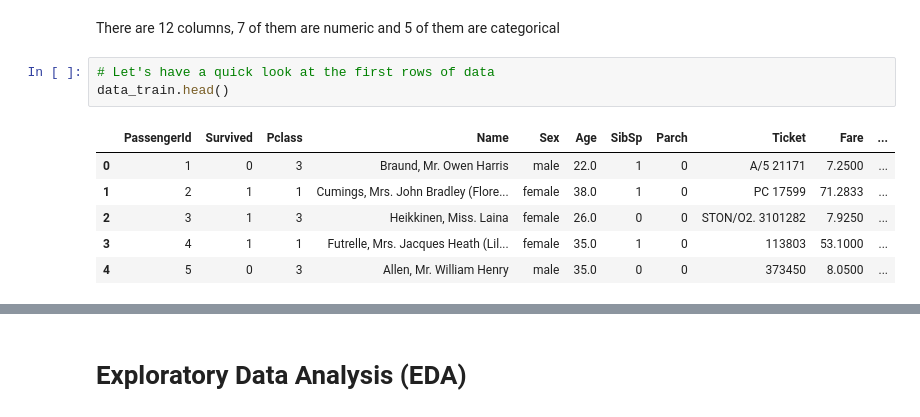
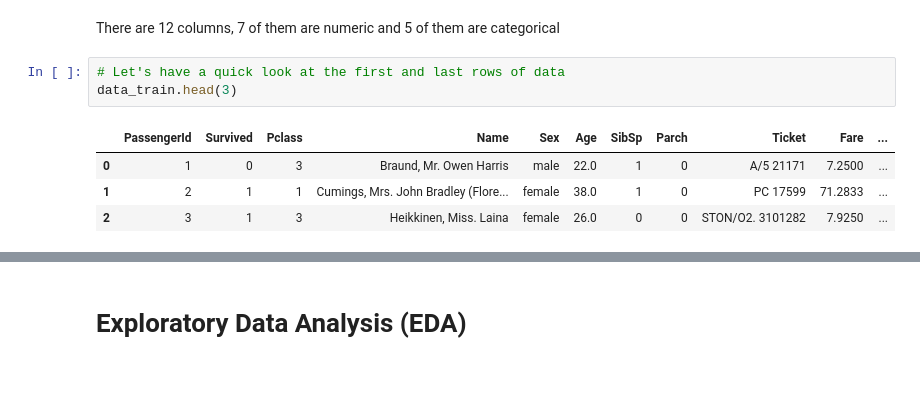
Before and after one commit to emresahinozden/Titanic-Classification, a Jupyter notebook: Titanic.ipynb, the cells around one changed output, grey strips where cells are left out. Cells and saved outputs as stored; diff of their text form; blank space fills up the shorter version.

```diff
--- a/Titanic.ipynb
+++ b/Titanic.ipynb
@@ -58,12 +58,10 @@ memory usage: 83.6+ KB
 # %% [markdown]
 There are 12 columns, 7 of them are numeric and 5 of them are categorical
 # %%
-# Let's have a quick look at the first rows of data
-data_train.head()
+# Let's have a quick look at the first and last rows of data
+data_train.head(3)
 # %% [output]
 |  | PassengerId | Survived | Pclass | Name | Sex | Age | SibSp | Parch | Ticket | Fare | ... |
 | 0 | 1 | 0 | 3 | Braund, Mr. Owen Harris | male | 22.0 | 1 | 0 | A/5 21171 | 7.2500 | ... |
 | 1 | 2 | 1 | 1 | Cumings, Mrs. John Bradley (Flore... | female | 38.0 | 1 | 0 | PC 17599 | 71.2833 | ... |
 | 2 | 3 | 1 | 3 | Heikkinen, Miss. Laina | female | 26.0 | 0 | 0 | STON/O2. 3101282 | 7.9250 | ... |
-| 3 | 4 | 1 | 1 | Futrelle, Mrs. Jacques Heath (Lil... | female | 35.0 | 1 | 0 | 113803 | 53.1000 | ... |
-| 4 | 5 | 0 | 3 | Allen, Mr. William Henry | male | 35.0 | 0 | 0 | 373450 | 8.0500 | ... |
```
Also changed, not shown: parts of 21 cells of this notebook.
